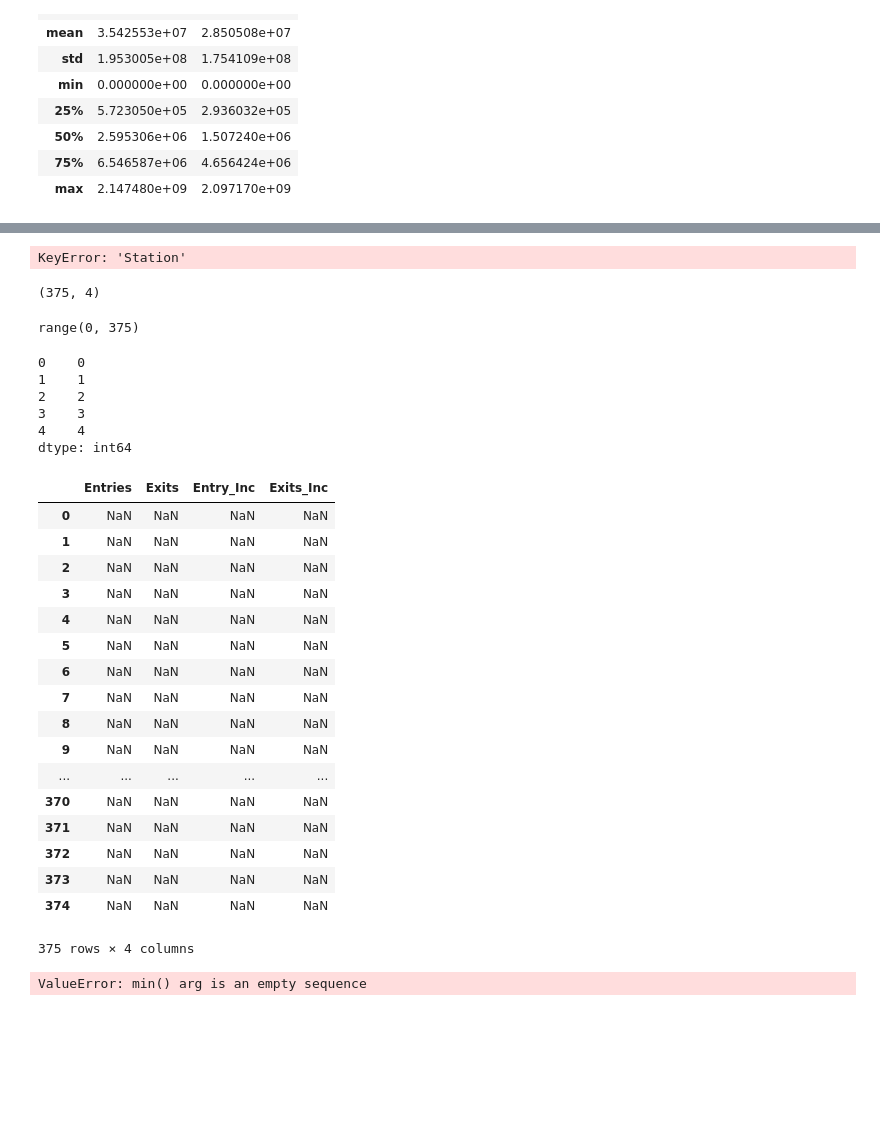
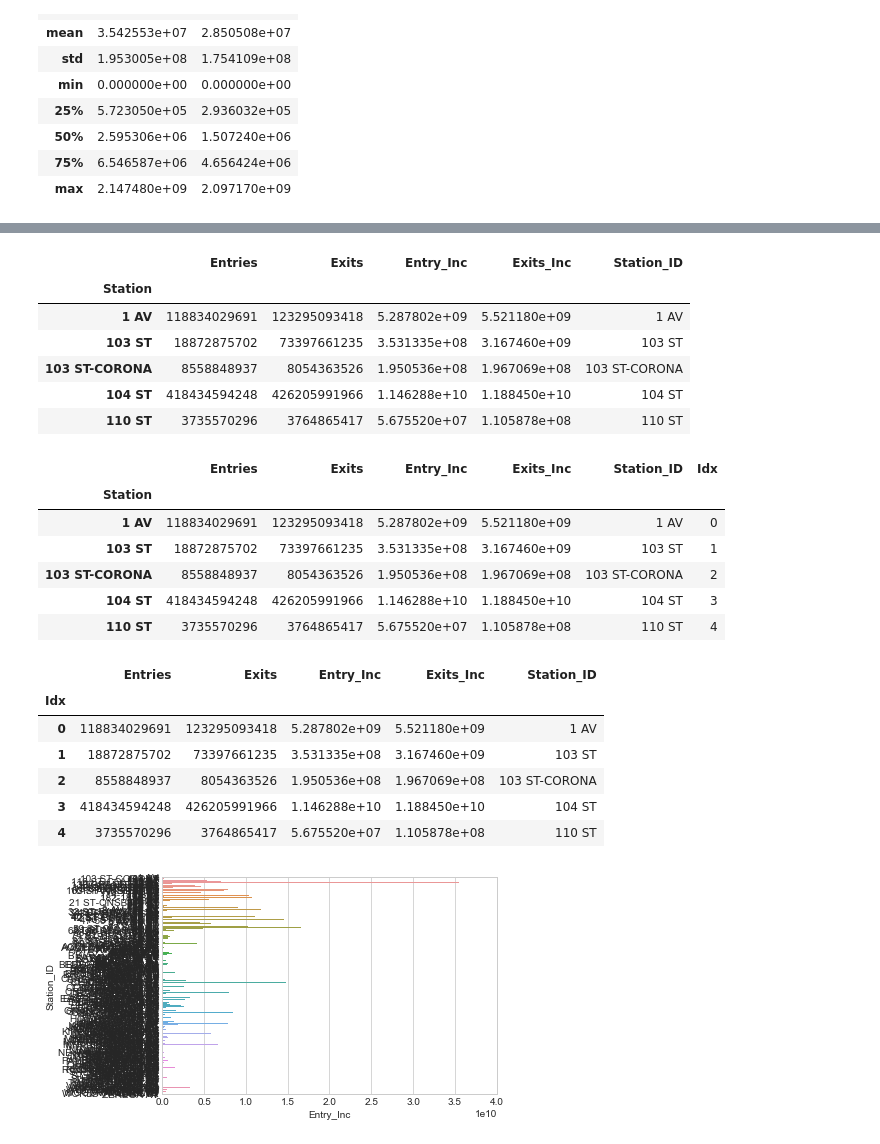
Before and after one commit to cipher813/McMahon_Metis, a Jupyter notebook: Project_1/P1_MTA-4.ipynb, the cells around one changed output, grey strips where cells are left out. Cells and saved outputs as stored; diff of their text form; code cells hidden in the pictures; blank space fills up the shorter version.

Commit message:
first draft of histogram by station

```diff
--- a/Project_1/P1_MTA-4.ipynb
+++ b/Project_1/P1_MTA-4.ipynb
@@ -50,7 +50,7 @@ df.describe()
 | 75% | 6.546587e+06 | 4.656424e+06 |
 | max | 2.147480e+09 | 2.097170e+09 |
 # %%
-q4 = df.iloc[7000000:,3:]
+q4 = df.iloc[9000000:,3:]
 print(q4.shape)
 print(type(q4))
 # %% [output]
@@ -107,50 +118,36 @@ q4_stn.head()
+# %%
+q4_stn['Station_ID'] = q4_stn.index
+q4_stn.head()
+# %% [output]
+|  | Entries | Exits | Entry_Inc | Exits_Inc | Station_ID |
+| Station |  |  |  |  |  |
+| 1 AV | 118834029691 | 123295093418 | 5.287802e+09 | 5.521180e+09 | 1 AV |
+| 103 ST | 18872875702 | 73397661235 | 3.531335e+08 | 3.167460e+09 | 103 ST |
+| 103 ST-CORONA | 8558848937 | 8054363526 | 1.950536e+08 | 1.967069e+08 | 103 ST-CORONA |
+| 104 ST | 418434594248 | 426205991966 | 1.146288e+10 | 1.188450e+10 | 104 ST |
+| 110 ST | 3735570296 | 3764865417 | 5.675520e+07 | 1.105878e+08 | 110 ST |
 # %%
-q4_stn = pd.DataFrame(q4_stn)
-q4_stn['Idx'] = range(q4_stn.shape[0])
-q4_stn['Station_ID'] = q4_stn['Station']
-q4_stn = q4_stn.set_index('Idx')
+q4_stn['Idx'] = np.arange(q4_stn.shape[0])
 q4_stn.head()
 # %% [output]
-KeyError: 'Station'
+|  | Entries | Exits | Entry_Inc | Exits_Inc | Station_ID | Idx |
+| Station |  |  |  |  |  |  |
+| 1 AV | 118834029691 | 123295093418 | 5.287802e+09 | 5.521180e+09 | 1 AV | 0 |
+| 103 ST | 18872875702 | 73397661235 | 3.531335e+08 | 3.167460e+09 | 103 ST | 1 |
+| 103 ST-CORONA | 8558848937 | 8054363526 | 1.950536e+08 | 1.967069e+08 | 103 ST-CORONA | 2 |
+| 104 ST | 418434594248 | 426205991966 | 1.146288e+10 | 1.188450e+10 | 104 ST | 3 |
+| 110 ST | 3735570296 | 3764865417 | 5.675520e+07 | 1.105878e+08 | 110 ST | 4 |
-# %%
-index = range(q4_stn.shape[0])
-print(q4_stn.shape)
-index
-# %% [output]
-(375, 4)
-range(0, 375)
-# %%
-idx = pd.Series(range(q4_stn.shape[0]))
-idx.head()
-# %% [output]
-0    0
-1    1
-2    2
-3    3
-4    4
-dtype: int64
 # %%
-q4_stn = pd.DataFrame(q4_stn)
-q4_stn
+q4_stn = q4_stn.set_index('Idx')
+q4_stn.head()
 # %% [output]
-|  | Entries | Exits | Entry_Inc | Exits_Inc |
-| 0 | NaN | NaN | NaN | NaN |
-| 1 | NaN | NaN | NaN | NaN |
-| 2 | NaN | NaN | NaN | NaN |
-| 3 | NaN | NaN | NaN | NaN |
-| 4 | NaN | NaN | NaN | NaN |
-| 5 | NaN | NaN | NaN | NaN |
-| 6 | NaN | NaN | NaN | NaN |
-| 7 | NaN | NaN | NaN | NaN |
-| 8 | NaN | NaN | NaN | NaN |
-| 9 | NaN | NaN | NaN | NaN |
-| ... | ... | ... | ... | ... |
-| 370 | NaN | NaN | NaN | NaN |
-| 371 | NaN | NaN | NaN | NaN |
-| 372 | NaN | NaN | NaN | NaN |
-| 373 | NaN | NaN | NaN | NaN |
-| 374 | NaN | NaN | NaN | NaN |
+|  | Entries | Exits | Entry_Inc | Exits_Inc | Station_ID |
+| Idx |  |  |  |  |  |
+| 0 | 118834029691 | 123295093418 | 5.287802e+09 | 5.521180e+09 | 1 AV |
+| 1 | 18872875702 | 73397661235 | 3.531335e+08 | 3.167460e+09 | 103 ST |
+| 2 | 8558848937 | 8054363526 | 1.950536e+08 | 1.967069e+08 | 103 ST-CORONA |
+| 3 | 418434594248 | 426205991966 | 1.146288e+10 | 1.188450e+10 | 104 ST |
+| 4 | 3735570296 | 3764865417 | 5.675520e+07 | 1.105878e+08 | 110 ST |
-375 rows × 4 columns
 # %%
 # demographic data: NYC census
 # map of startups in NYC
@@ -160,9 +157,9 @@ q4_stn
 import seaborn as sns
 sns.set_style("whitegrid")
 # %%
-ax = sns.barplot(x="Entry_Inc", y=index, data=q4_stn)
+ax = sns.barplot(x="Entry_Inc", y='Station_ID', data=q4_stn)
 # %% [output]
-ValueError: min() arg is an empty sequence
+[figure, added]
 # %%
 q4_bydate = q4.groupby('Date').sum()
 q4_bydate.head()
```
Also changed, not shown: parts of 6 cells of this notebook.
